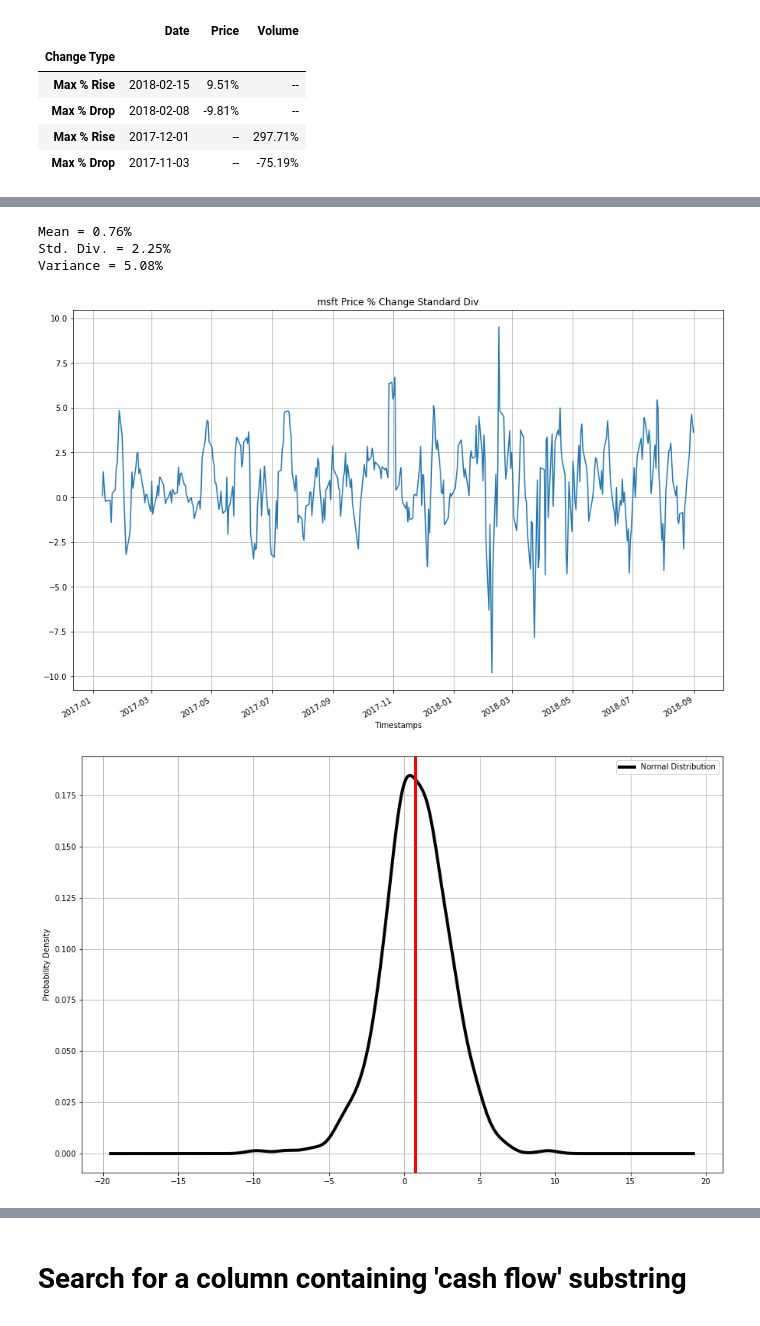
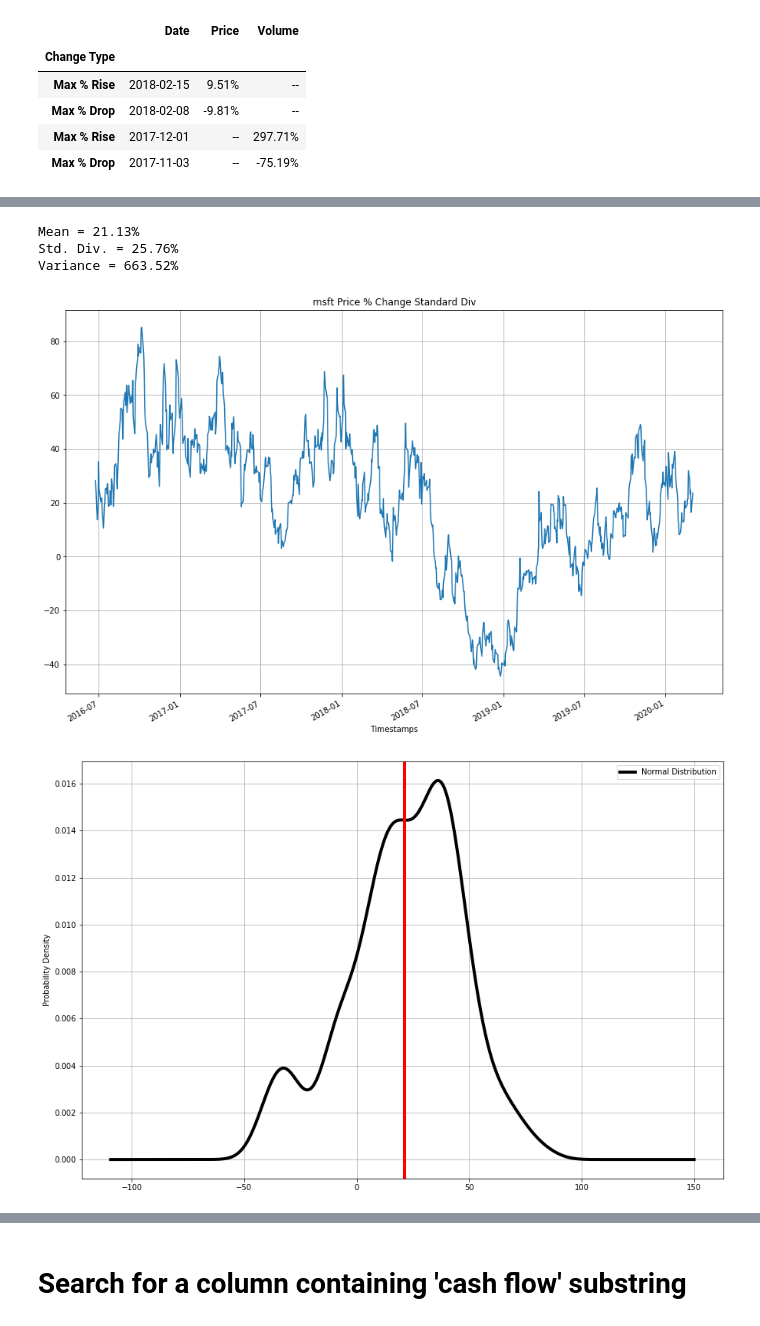
Before and after one commit to sabawi/getstockdata, a Jupyter notebook: test_data.ipynb, the cells around one changed output, grey strips where cells are left out. Saved outputs shown, nothing was run; the diff lists cells and outputs as text; code cells hidden in the pictures.

```diff
--- a/test_data.ipynb
+++ b/test_data.ipynb
@@ -244,20 +324,19 @@ maximums_table_df
 # %%
-import pandas as pd
-std_div_of_price_change = price_data_df['AdjClose'].pct_change(5) * 100
-std_div_of_price_change.plot(figsize=(15,10),title=sd.get_stock()+' Price % Change Standard Div').grid()
-#std_div_of_price_change = std_div_of_price_change.dropna()
-test_df = pd.DataFrame({'Normal Distribution':std_div_of_price_change.tolist()})
+price_changes100 = price_changes[100]
+price_changes100.plot(figsize=(15,10),title=sd.get_stock()+' Price % Change Standard Div').grid()
+
+test_df = pd.DataFrame({'Normal Distribution':price_changes100.tolist()})
 ax = test_df.plot(kind='kde',color='black', lw=4, grid=True,figsize=(15,10))
 
 ax.set_ylabel('Probability Density')
-ax.axvline(x = std_div_of_price_change.mean(),linewidth=4, color='r')
-print("Mean = "+str(round(std_div_of_price_change.mean(),2))+ "%")
-print("Std. Div. = "+str(round(std_div_of_price_change.std(),2))+ "%")
-print("Variance = "+str(round(std_div_of_price_change.var(),2))+ "%")
+ax.axvline(x = price_changes100.mean(),linewidth=4, color='r')
+print("Mean = "+str(round(price_changes100.mean(),2))+ "%")
+print("Std. Div. = "+str(round(price_changes100.std(),2))+ "%")
+print("Variance = "+str(round(price_changes100.var(),2))+ "%")
 # %% [output]
-Mean = 0.76%
-Std. Div. = 2.25%
-Variance = 5.08%
+Mean = 21.13%
+Std. Div. = 25.76%
+Variance = 663.52%
-[figure, old version]
+[figure, new version]
-[figure, old version]
+[figure, new version]
 # %%
```
Also changed, not shown: parts of 6 cells of this notebook.
